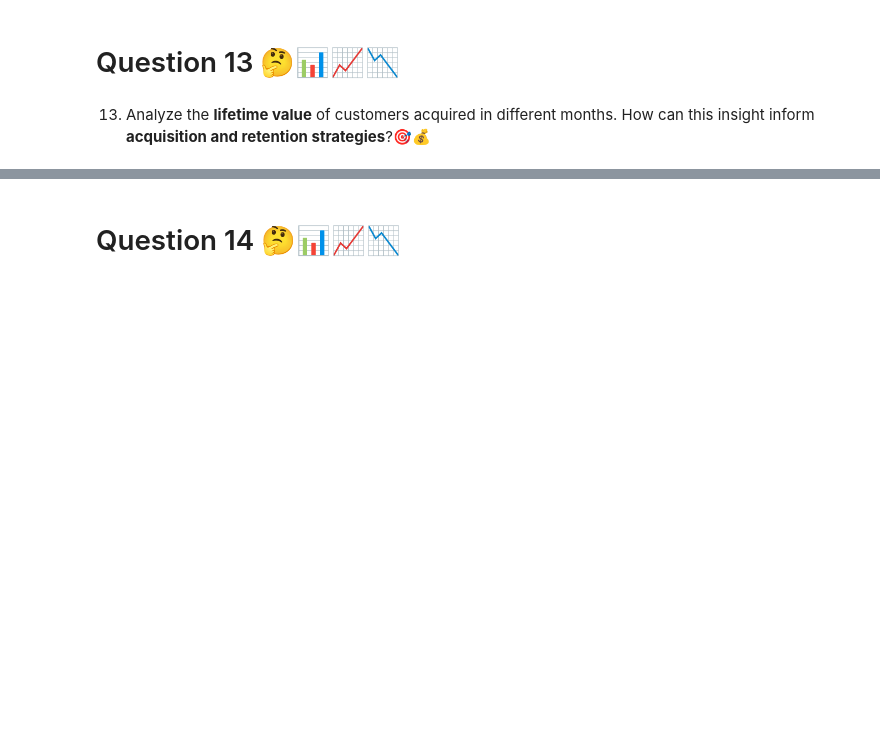
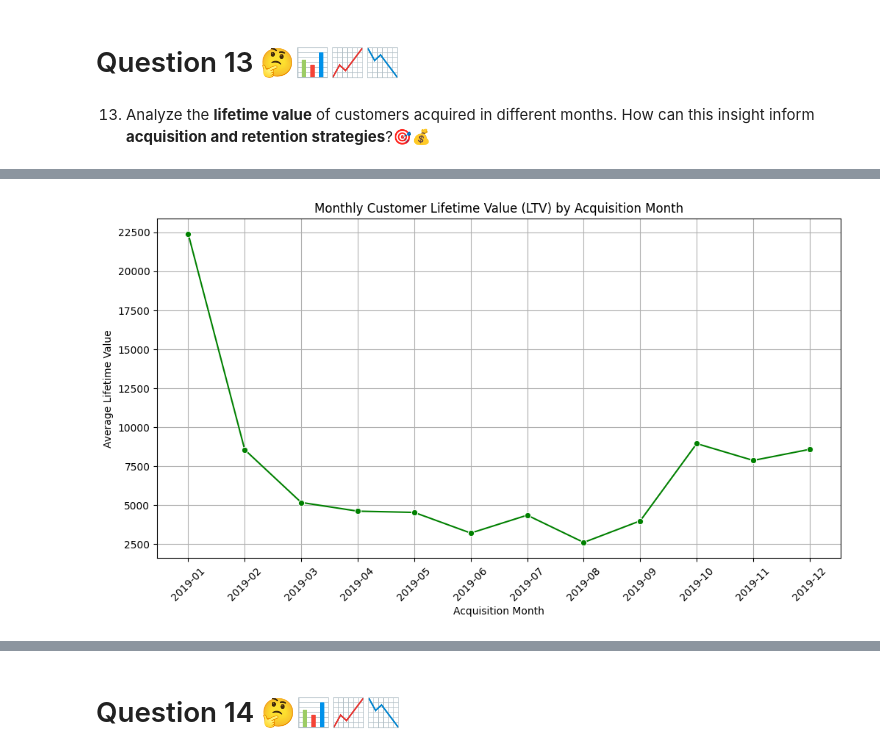
Before and after one commit to Smita569/E-commerce_Marketing_and_sales, a Jupyter notebook: E_commerce_Marketing_and_sales_Business_Case.ipynb, the cells around one changed output, grey strips where cells are left out. Saved outputs shown, nothing was run; the diff lists cells and outputs as text; code cells hidden in the pictures; blank space fills up the shorter version.

```diff
--- a/E_commerce_Marketing_and_sales_Business_Case.ipynb
+++ b/E_commerce_Marketing_and_sales_Business_Case.ipynb
@@ -844,3 +842,15 @@ Urgent Need for Retention Strategies: The low retention rate presents a high-pri
 # Question 13 🤔📊📈📉
 # %% [markdown]
 13. Analyze the **lifetime value** of customers acquired in different months. How can this insight inform **acquisition and retention strategies**?🎯💰
+# %%
+# taking relevant columns useful for analysis from df_sales_with_first_purchase
+df_customer_LV_data=df_sales_with_first_purchase[['CustomerID','first_purchase_month','Year_Month','Total_Sales']]
+# group customerid and take the sum for total sales
+customer_ltv = df_customer_LV_data.groupby('CustomerID')['Total_Sales'].sum().reset_index()
+# merge the data
+customer_ltv = pd.merge(customer_ltv, df_customer_LV_data[['CustomerID', 'first_purchase_month']], on='CustomerID', how='left')
+# Calculate the average 'Total_Sales' for each 'first_purchase_month'
+monthly_ltv = customer_ltv.groupby('first_purchase_month')['Total_Sales'].mean().reset_index()
+# Sort the results by 'first_purchase_month'
+monthly_ltv = monthly_ltv.sort_values(by='first_purchase_month')
+monthly_ltv.head()
@@ -846,0 +864,12 @@ Urgent Need for Retention Strategies: The low retention rate presents a high-pri
+# %%
+# visualise the monthly_ltv data using lineplot
+plt.figure(figsize=(12, 6))
+sns.lineplot(data=monthly_ltv, x=monthly_ltv['first_purchase_month'].astype(str), y='Total_Sales', marker='o', color='green')
+plt.title('Monthly Customer Lifetime Value (LTV) by Acquisition Month')
+plt.xlabel('Acquisition Month')
+plt.ylabel('Average Lifetime Value')
+plt.grid(True)
+plt.xticks(rotation=45)
+plt.show()
+# %% [output]
+[figure, added]
```
Also changed, not shown: parts of 3 cells of this notebook.
